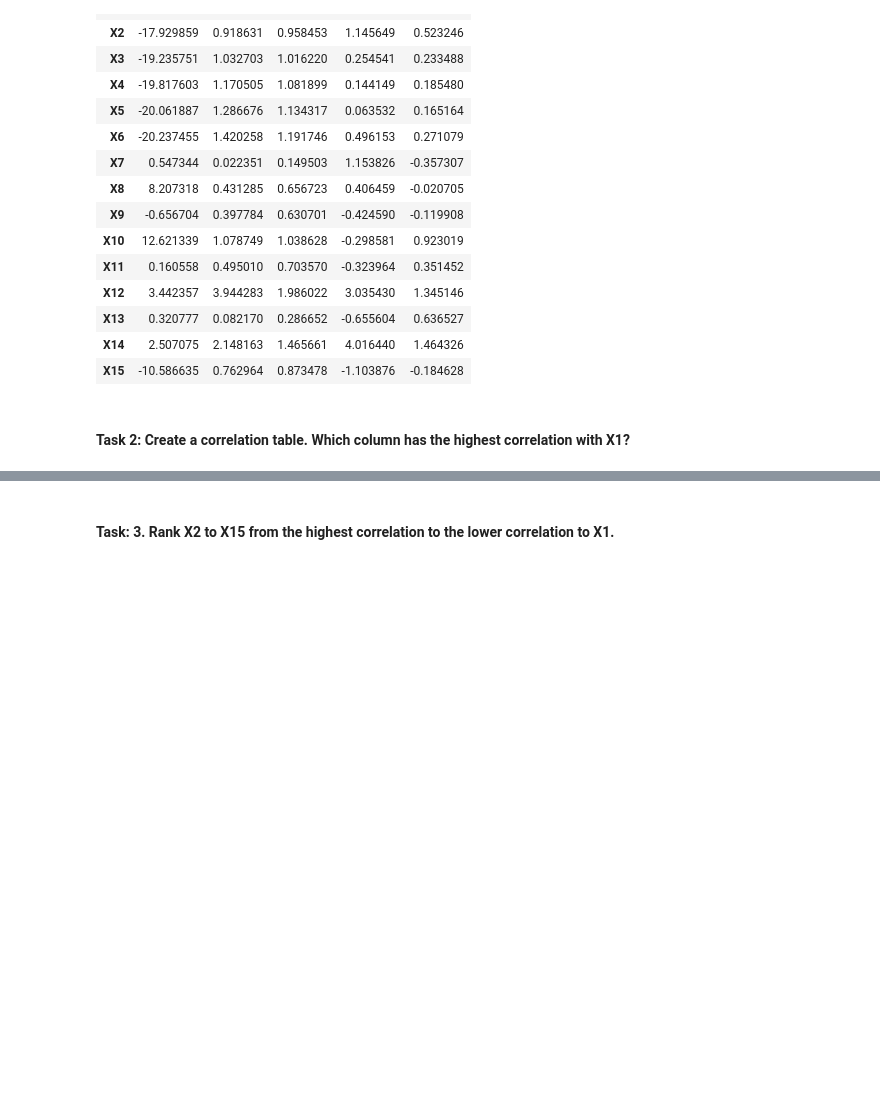
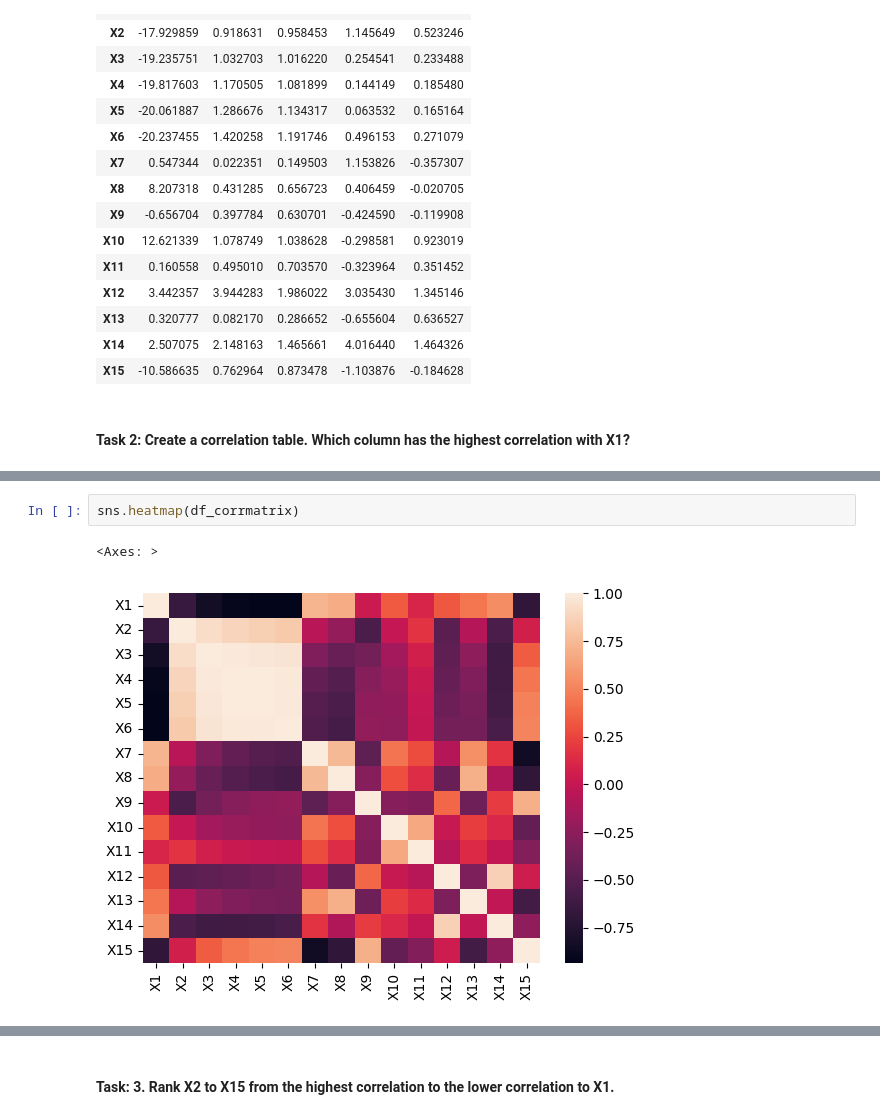
Before and after one commit to romaricoflores/bida406-predictive-analytics, a Jupyter notebook: week2/assignment1.ipynb, the cells around one changed output, grey strips where cells are left out. Cells and saved outputs as stored; diff of their text form; blank space fills up the shorter version.

```diff
--- a/week2/assignment1.ipynb
+++ b/week2/assignment1.ipynb
@@ -293,4 +351,9 @@ df_corrmatrix
 | X13 | 0.443919 | -0.074867 | -0.244834 | -0.309382 | -0.340083 | -0.358562 | 0.549353 | 0.702032 | -0.384871 | 0.219833 | 0.125971 | ... |
 | X14 | 0.545104 | -0.557036 | -0.608118 | -0.602531 | -0.588985 | -0.560126 | 0.170124 | -0.090456 | 0.213589 | 0.112101 | -0.012659 | ... |
 | X15 | -0.692161 | 0.065506 | 0.337650 | 0.442205 | 0.491906 | 0.508194 | -0.851958 | -0.691117 | 0.701005 | -0.440551 | -0.293137 | ... |
+# %%
+sns.heatmap(df_corrmatrix)
+# %% [output]
+<Axes: >
+[figure, added]
 # %%
```
Also changed, not shown: parts of 42 cells of this notebook, 6 other files.
